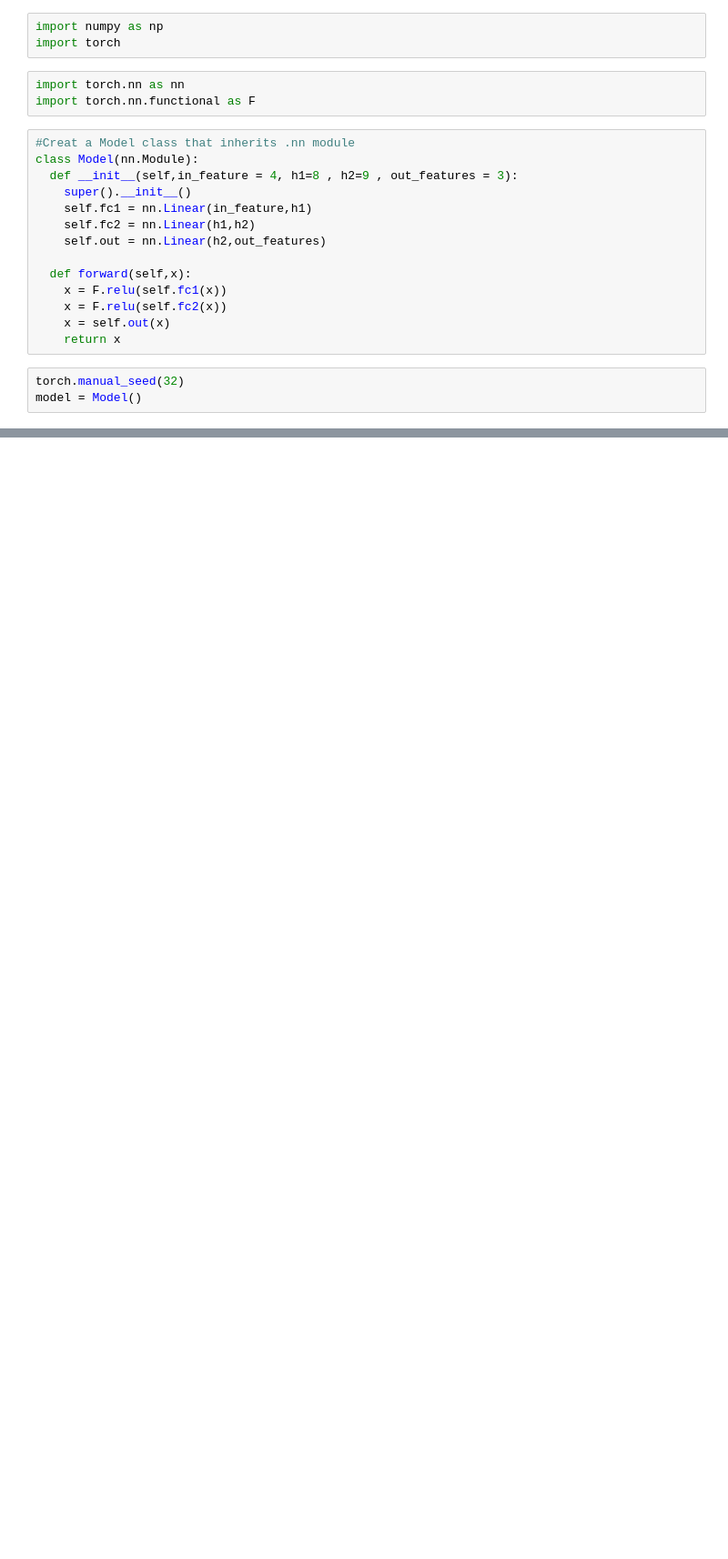
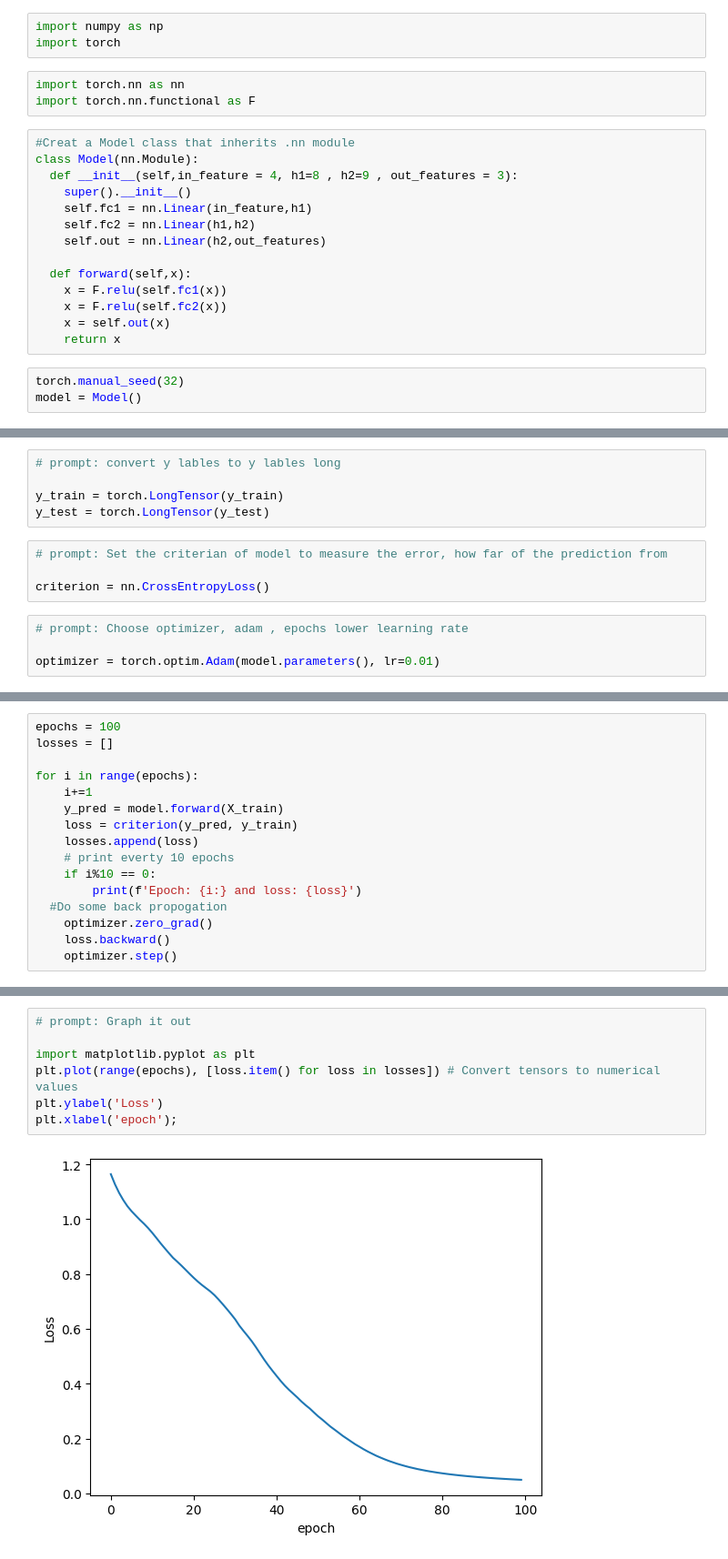
Before and after one commit to kaamiawan007/pytorch, a Jupyter notebook: First_Neural_network.ipynb, the cells around one changed output, grey strips where cells are left out. Shown: that part at 91% size. Cells and saved outputs as stored; diff of their text form; blank space fills up the shorter version.

```diff
--- a/First_Neural_network.ipynb
+++ b/First_Neural_network.ipynb
@@ -25,0 +90,13 @@ model = Model()
+# %%
+# prompt: convert y lables to y lables long
+
+y_train = torch.LongTensor(y_train)
+y_test = torch.LongTensor(y_test)
+# %%
+# prompt: Set the criterian of model to measure the error, how far of the prediction from
+
+criterion = nn.CrossEntropyLoss()
+# %%
+# prompt: Choose optimizer, adam , epochs lower learning rate
+
+optimizer = torch.optim.Adam(model.parameters(), lr=0.01)
@@ -25,0 +111,16 @@ model = Model()
+# %%
+epochs = 100
+losses = []
+
+for i in range(epochs):
+    i+=1
+    y_pred = model.forward(X_train)
+    loss = criterion(y_pred, y_train)
+    losses.append(loss)
+    # print everty 10 epochs
+    if i%10 == 0:
+        print(f'Epoch: {i:} and loss: {loss}')
+  #Do some back propogation
+    optimizer.zero_grad()
+    loss.backward()
+    optimizer.step()
@@ -25,0 +138,9 @@ model = Model()
+# %%
+# prompt: Graph it out
+
+import matplotlib.pyplot as plt
+plt.plot(range(epochs), [loss.item() for loss in losses]) # Convert tensors to numerical values
+plt.ylabel('Loss')
+plt.xlabel('epoch');
+# %% [output]
+[figure, added]
```
Also changed, not shown: parts of 12 cells of this notebook.
